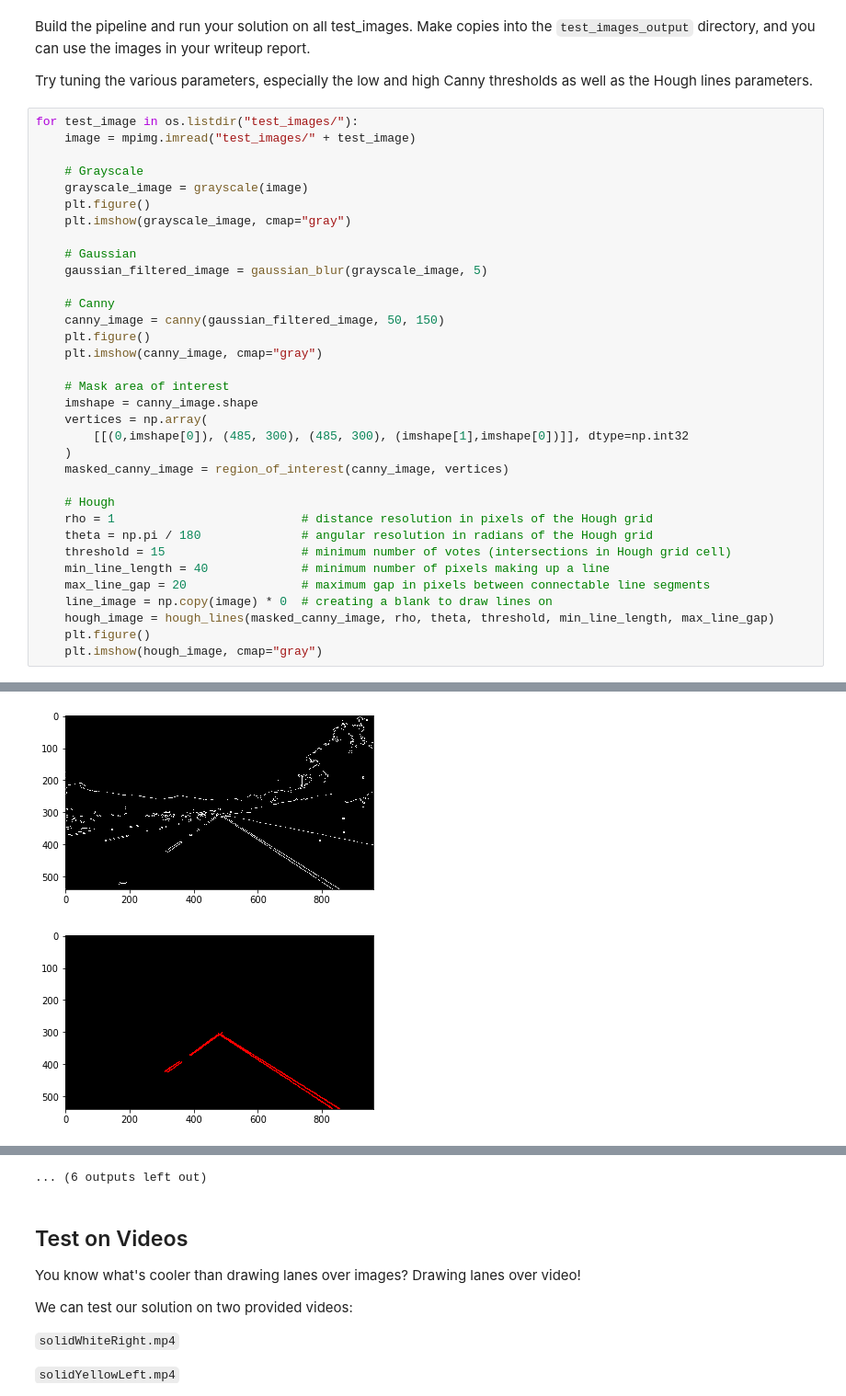
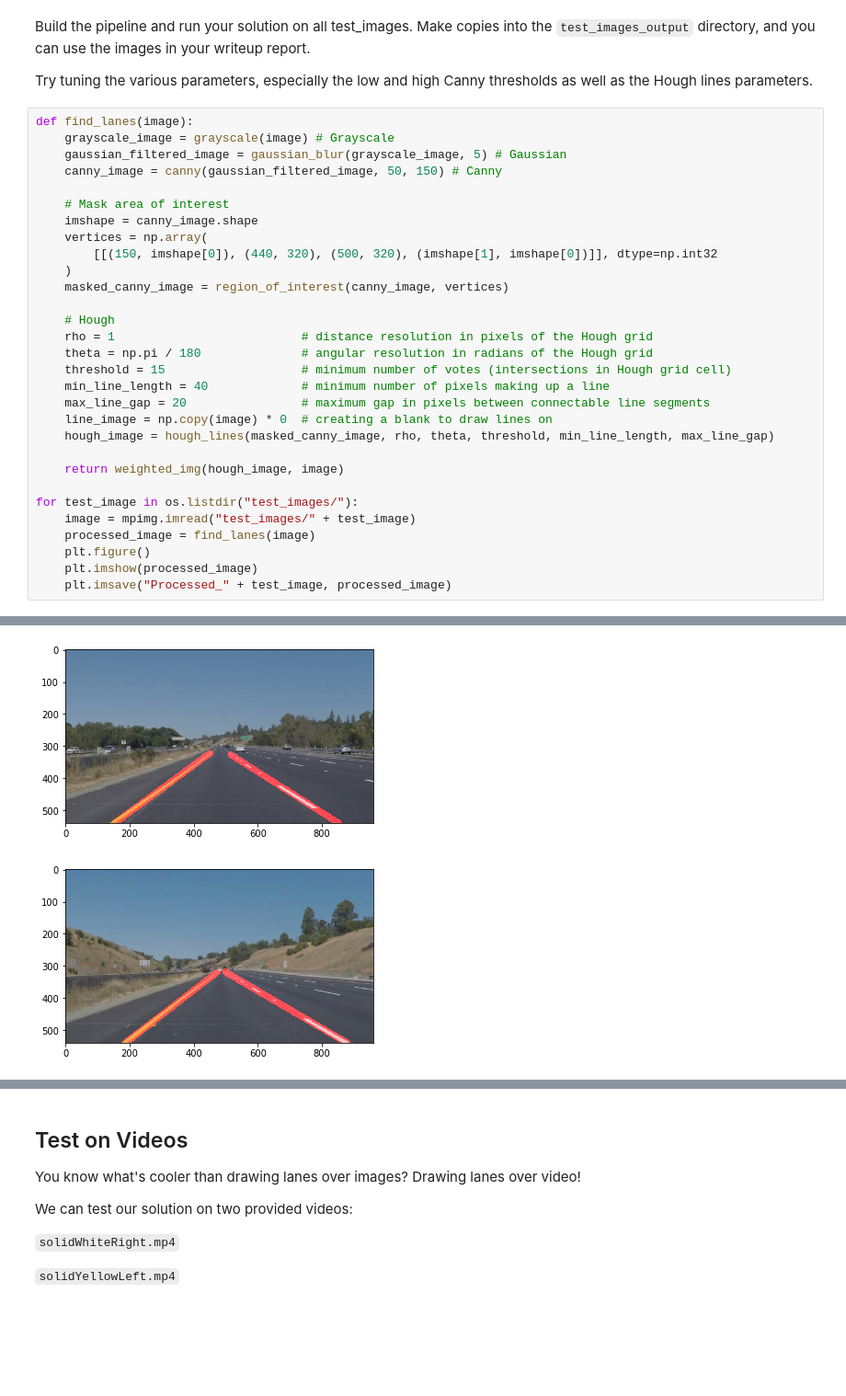
Before and after one commit to paulyeo21/CarND-LaneLines-P1, a Jupyter notebook: P1.ipynb, the cells around one changed output, grey strips where cells are left out. Shown at 92% size. Drawn from its saved outputs; the diff is of its cells as text; blank space fills up the shorter version.

Commit message:
Complete first version of lane finding project

```diff
--- a/P1.ipynb
+++ b/P1.ipynb
@@ -193,26 +228,15 @@ Build the pipeline and run your solution on all test_images. Make copies into th
 
 Try tuning the various parameters, especially the low and high Canny thresholds as well as the Hough lines parameters.
 # %%
-for test_image in os.listdir("test_images/"):
-    image = mpimg.imread("test_images/" + test_image)
-
-    # Grayscale
-    grayscale_image = grayscale(image)
-    plt.figure()
-    plt.imshow(grayscale_image, cmap="gray")
-
-    # Gaussian
-    gaussian_filtered_image = gaussian_blur(grayscale_image, 5)
-
-    # Canny
-    canny_image = canny(gaussian_filtered_image, 50, 150)
-    plt.figure()
-    plt.imshow(canny_image, cmap="gray")
+def find_lanes(image):
+    grayscale_image = grayscale(image) # Grayscale
+    gaussian_filtered_image = gaussian_blur(grayscale_image, 5) # Gaussian
+    canny_image = canny(gaussian_filtered_image, 50, 150) # Canny
 
     # Mask area of interest
     imshape = canny_image.shape
     vertices = np.array(
-        [[(0,imshape[0]), (485, 300), (485, 300), (imshape[1],imshape[0])]], dtype=np.int32
+        [[(150, imshape[0]), (440, 320), (500, 320), (imshape[1], imshape[0])]], dtype=np.int32
     )
     masked_canny_image = region_of_interest(canny_image, vertices)
 
@@ -224,6 +248,13 @@ for test_image in os.listdir("test_images/"):
     max_line_gap = 20                # maximum gap in pixels between connectable line segments
     line_image = np.copy(image) * 0  # creating a blank to draw lines on
     hough_image = hough_lines(masked_canny_image, rho, theta, threshold, min_line_length, max_line_gap)
+
+    return weighted_img(hough_image, image)
+
+for test_image in os.listdir("test_images/"):
+    image = mpimg.imread("test_images/" + test_image)
+    processed_image = find_lanes(image)
     plt.figure()
-    plt.imshow(hough_image, cmap="gray")
+    plt.imshow(processed_image)
+    plt.imsave("Processed_" + test_image, processed_image)
 # %% [output]
@@ -234,2 +265,2 @@ for test_image in os.listdir("test_images/"):
-[figure, old version]
+[figure, new version]
-[figure, old version]
+[figure, new version]
@@ -242,4 +267,3 @@ for test_image in os.listdir("test_images/"):
-... (6 outputs left out)
 # %% [markdown]
 ## Test on Videos
 
```
Also changed, not shown: parts of 10 cells of this notebook, 10 other files.
